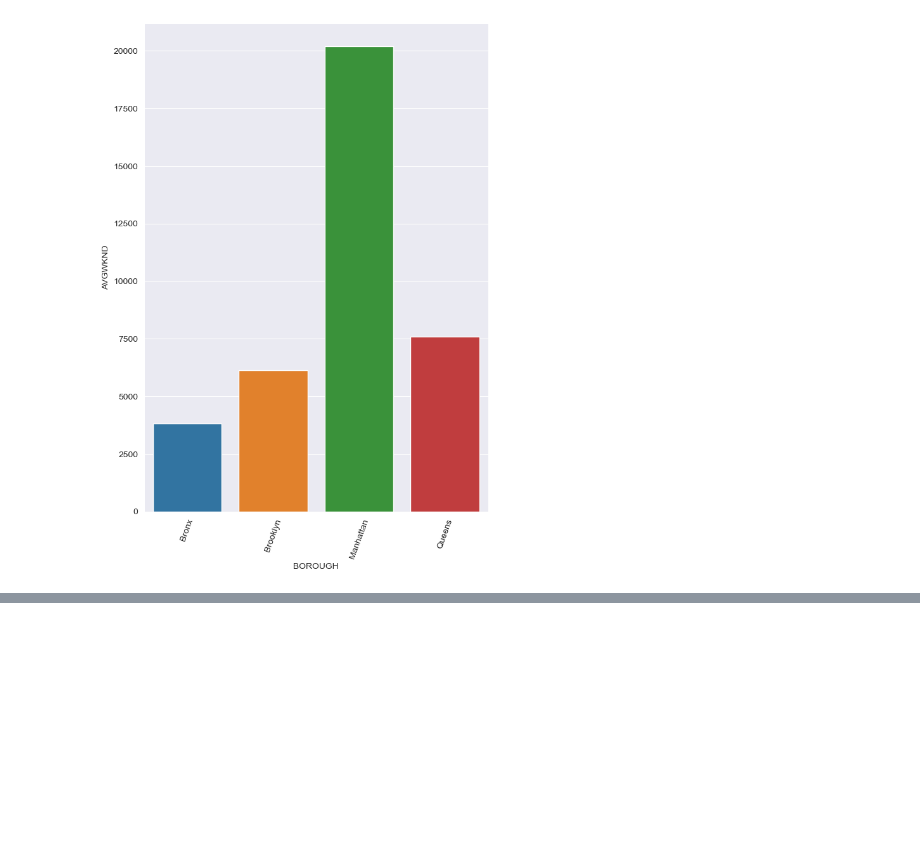
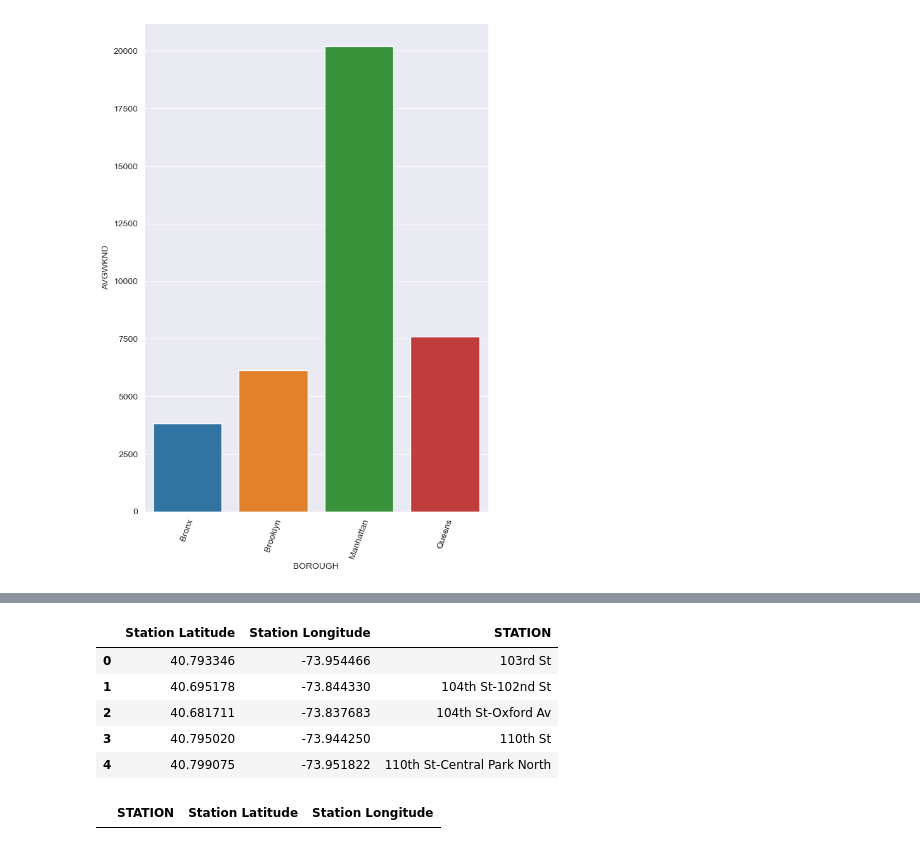
Before and after one commit to drod75/mta_train_data, a Jupyter notebook: analysis.ipynb, the cells around one changed output, grey strips where cells are left out. Saved outputs shown, nothing was run; the diff lists cells and outputs as text; code cells hidden in the pictures; blank space fills up the shorter version.

```diff
--- a/analysis.ipynb
+++ b/analysis.ipynb
@@ -50,0 +61,12 @@ sns.barplot(data=df_weekend, x='BOROUGH', y='AVGWKND', hue='BOROUGH')
+# %%
+train_latlong = train_locations.groupby('Station Name')[['Station Latitude','Station Longitude']].median().reset_index()
+train_latlong['STATION'] = train_latlong['Station Name']
+train_latlong.drop(['Station Name'], axis=1, inplace=True)
+train_latlong.head()
+# %% [output]
+|  | Station Latitude | Station Longitude | STATION |
+| 0 | 40.793346 | -73.954466 | 103rd St |
+| 1 | 40.695178 | -73.844330 | 104th St-102nd St |
+| 2 | 40.681711 | -73.837683 | 104th St-Oxford Av |
+| 3 | 40.795020 | -73.944250 | 110th St |
+| 4 | 40.799075 | -73.951822 | 110th St-Central Park North |
@@ -50,0 +80,6 @@ sns.barplot(data=df_weekend, x='BOROUGH', y='AVGWKND', hue='BOROUGH')
+# %%
+only_station = df['STATION']
+train_stations = pd.merge(only_station, train_latlong, on='STATION')
+train_stations.head()
+# %% [output]
+|  | STATION | Station Latitude | Station Longitude |
```
Also changed, not shown: parts of 2 cells of this notebook.
